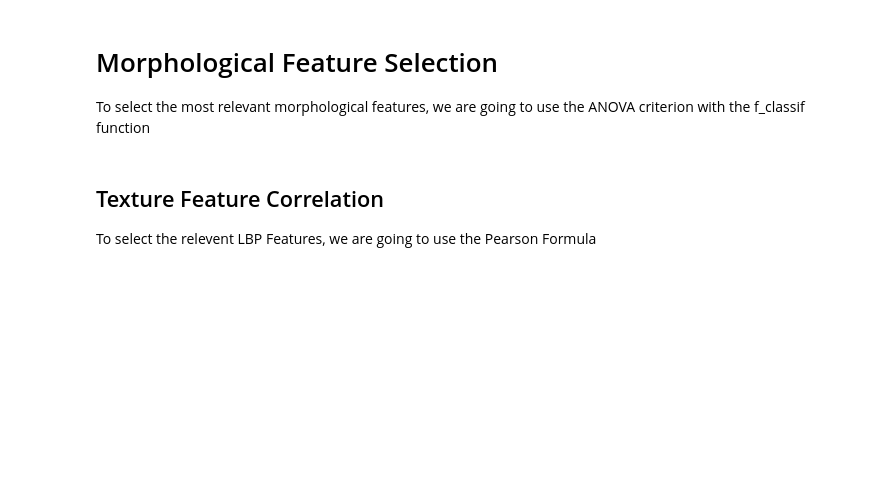
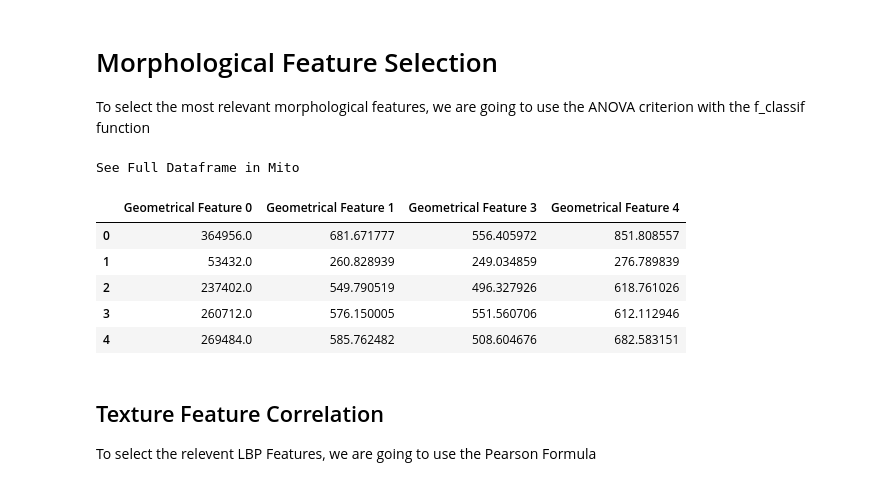
Before and after one commit to SmailDK/Melanoma-Detection, a Jupyter notebook: Project Smail DRISSI KAITOUNI.ipynb, the cells around one changed output. Saved outputs shown, nothing was run; the diff lists cells and outputs as text; code cells hidden in the pictures; blank space fills up the shorter version.

```diff
--- a/Project Smail DRISSI KAITOUNI.ipynb
+++ b/Project Smail DRISSI KAITOUNI.ipynb
@@ -282,9 +326,17 @@ To select the most relevant morphological features, we are going to use the ANOV
 # %%
 features = SelectKBest(f_classif, k = 5).fit_transform(features, Y)
 features = pd.DataFrame(features, columns = ["Geometrical Feature " + str(i) for i in range(5)])
 
-features.drop(['Geometrical Feature 2'],1)
+features = features.drop(['Geometrical Feature 2'], axis = 1)
 features.head()
+# %% [output]
+See Full Dataframe in Mito
+|  | Geometrical Feature 0 | Geometrical Feature 1 | Geometrical Feature 3 | Geometrical Feature 4 |
+| 0 | 364956.0 | 681.671777 | 556.405972 | 851.808557 |
+| 1 | 53432.0 | 260.828939 | 249.034859 | 276.789839 |
+| 2 | 237402.0 | 549.790519 | 496.327926 | 618.761026 |
+| 3 | 260712.0 | 576.150005 | 551.560706 | 612.112946 |
+| 4 | 269484.0 | 585.762482 | 508.604676 | 682.583151 |
 # %% [markdown]
 ## Texture Feature Correlation
 
```
Also changed, not shown: parts of 15 cells of this notebook.
